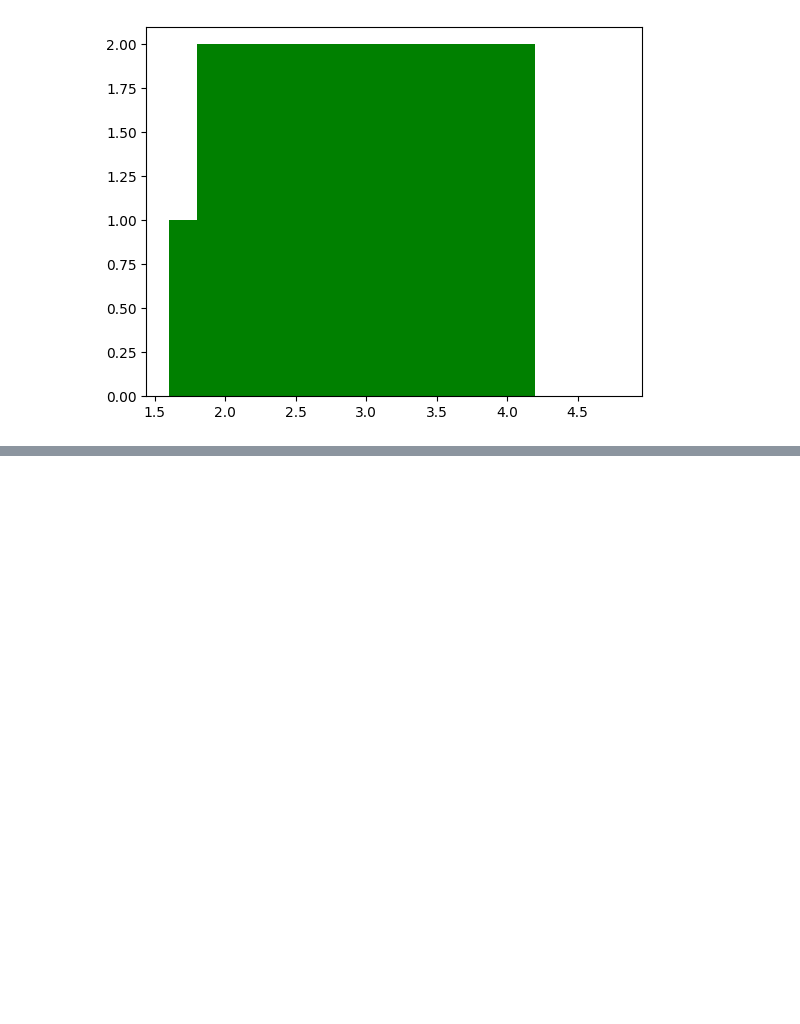
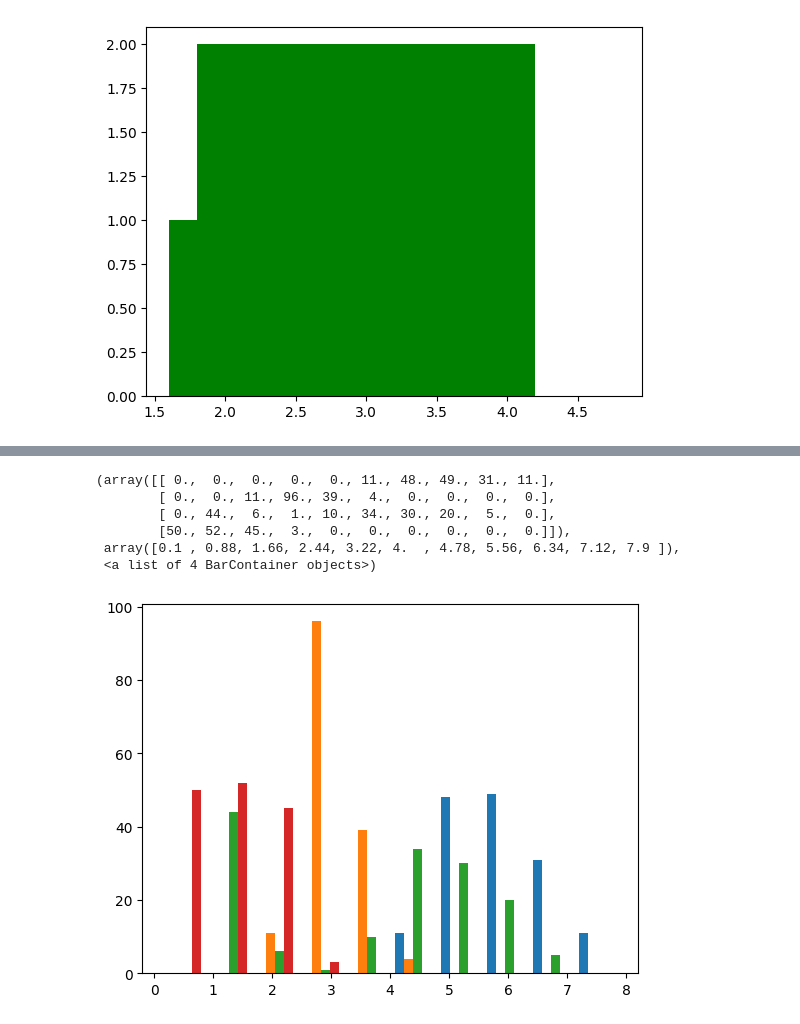
Before and after one commit to AnshulBadoni/MachineLearning, a Jupyter notebook: test.ipynb, the cells around one changed output, grey strips where cells are left out. Drawn from its saved outputs; the diff is of its cells as text; code cells hidden in the pictures; blank space fills up the shorter version.

```diff
--- a/test.ipynb
+++ b/test.ipynb
@@ -64,0 +82,10 @@ AttributeError: module 'matplotlib.pyplot' has no attribute 'crosstab'
+# %%
+plt.hist(iris.data)
+# %% [output]
+(array([[ 0.,  0.,  0.,  0.,  0., 11., 48., 49., 31., 11.],
+        [ 0.,  0., 11., 96., 39.,  4.,  0.,  0.,  0.,  0.],
+        [ 0., 44.,  6.,  1., 10., 34., 30., 20.,  5.,  0.],
+        [50., 52., 45.,  3.,  0.,  0.,  0.,  0.,  0.,  0.]]),
+ array([0.1 , 0.88, 1.66, 2.44, 3.22, 4.  , 4.78, 5.56, 6.34, 7.12, 7.9 ]),
+ <a list of 4 BarContainer objects>)
+[figure, added]
```
Also changed, not shown: parts of 3 cells of this notebook, 3 other files.
